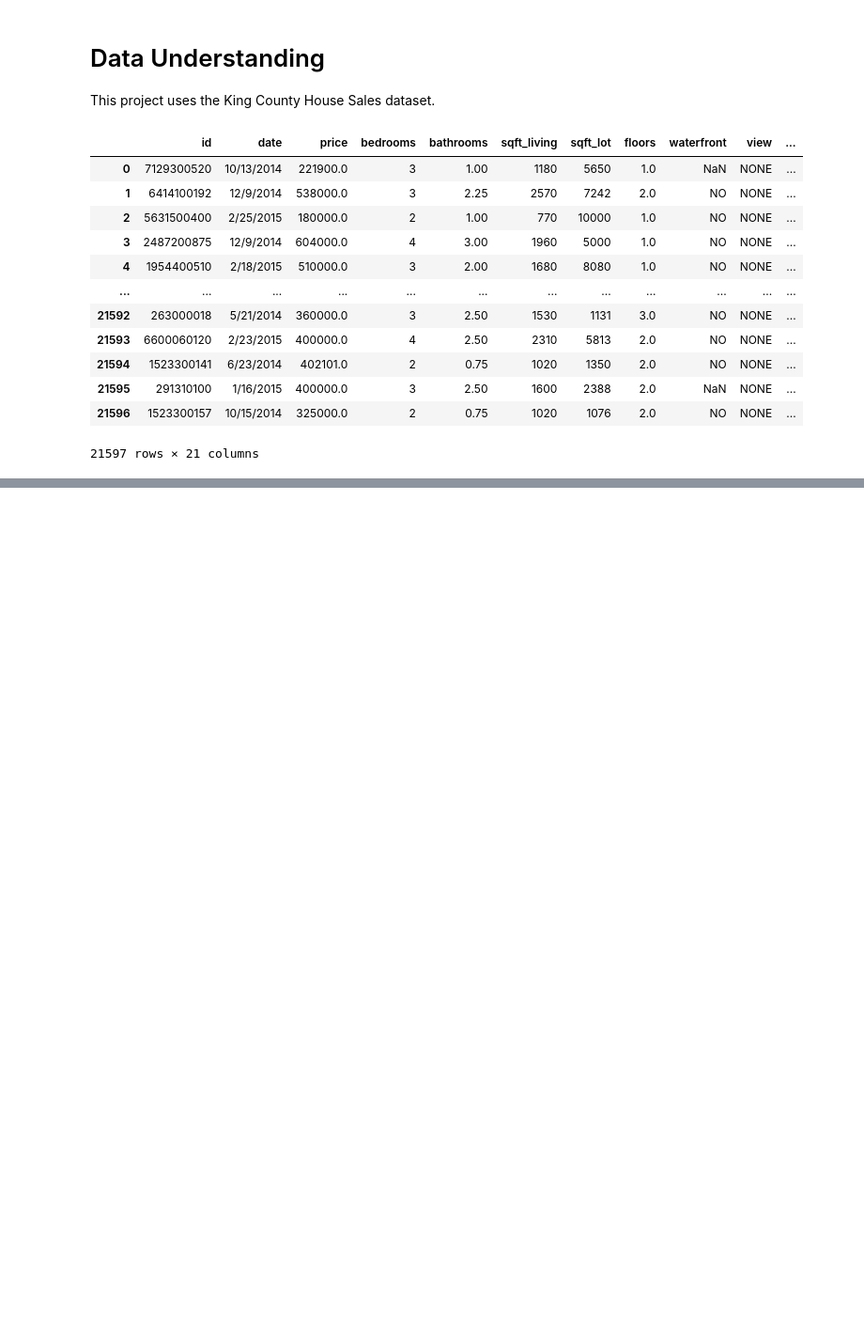
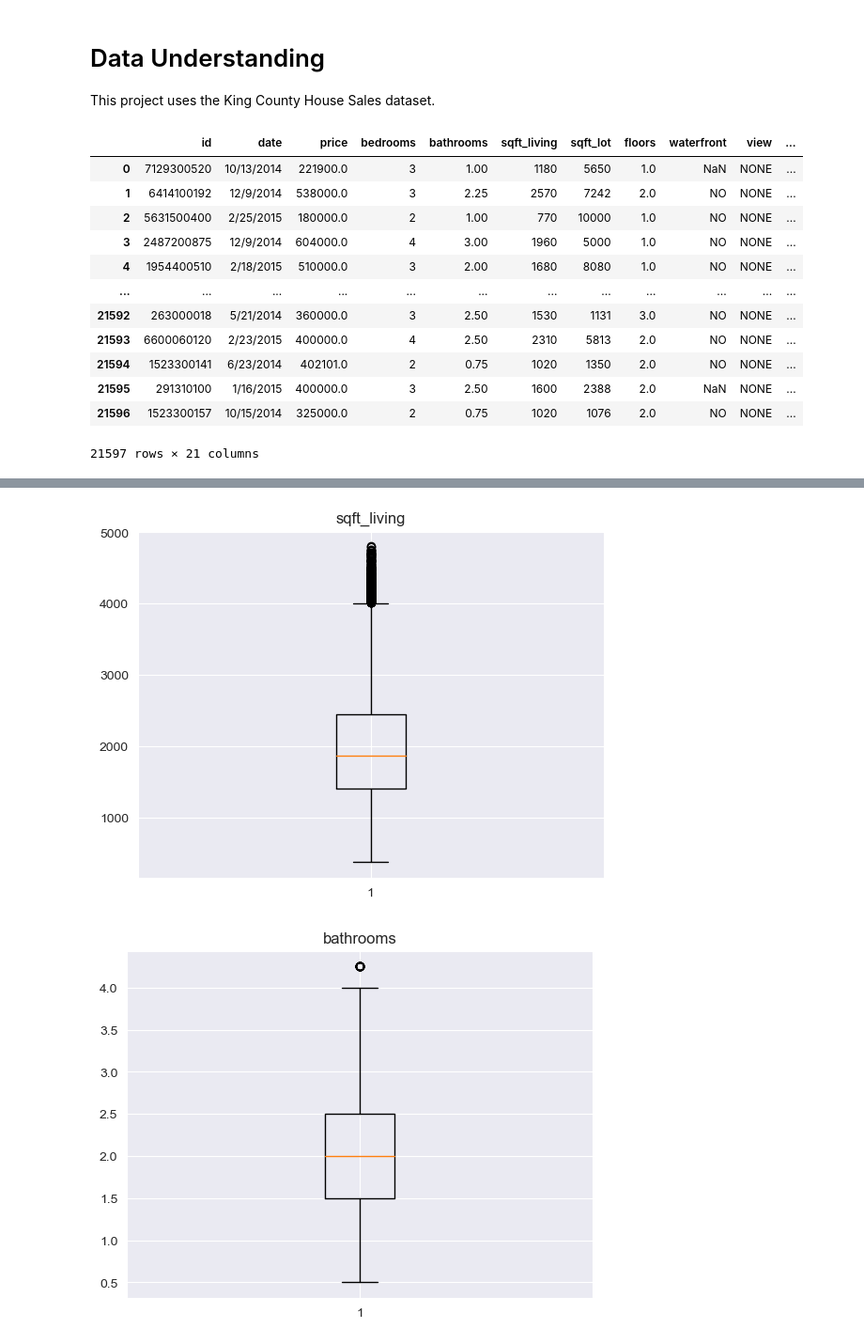
Before and after one commit to swalehmwadime/dsc-phase-2-project-v2-3, a Jupyter notebook: student.ipynb, the cells around one changed output, grey strips where cells are left out. Shown at 94% size. Cells and saved outputs as stored; diff of their text form; code cells hidden in the pictures; blank space fills up the shorter version.

```diff
--- a/student.ipynb
+++ b/student.ipynb
@@ -107,0 +333,11 @@ Name: grade, Length: 21597, dtype: object
+# %%
+#function to remove outliers
+def remove_outliers(data, cols):
+    for col in cols:
+        z = np.abs(stats.zscore(data[col]))
+        threshold = 3
+        data = data[z < threshold]
+    return data
+# %%
+cols_to_remove_outliers = ['sqft_living','bathrooms','bedrooms','numeric_grade','price', 'zipcode']
+data = remove_outliers(data , cols_to_remove_outliers)
@@ -107,0 +360,9 @@ Name: grade, Length: 21597, dtype: object
+# %%
+for col in data:
+    plt.figure()
+    plt.boxplot(data[col])
+    plt.title(col)
+    plt.show()
+# %% [output]
+[figure, added]
+[figure, added]
```
Also changed, not shown: parts of 74 cells of this notebook.
